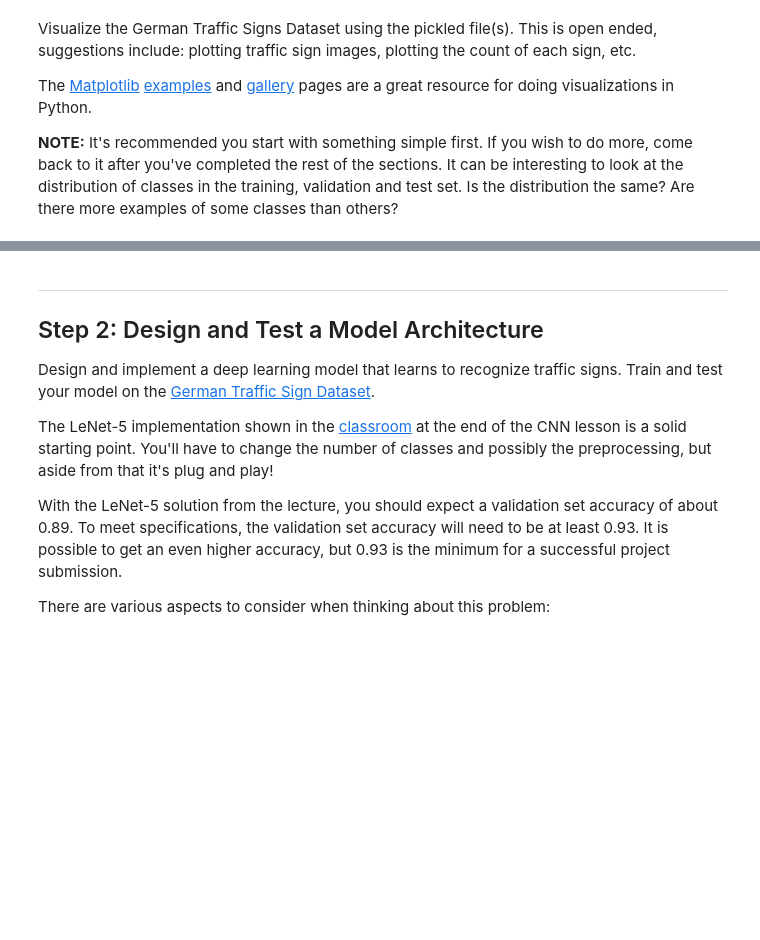
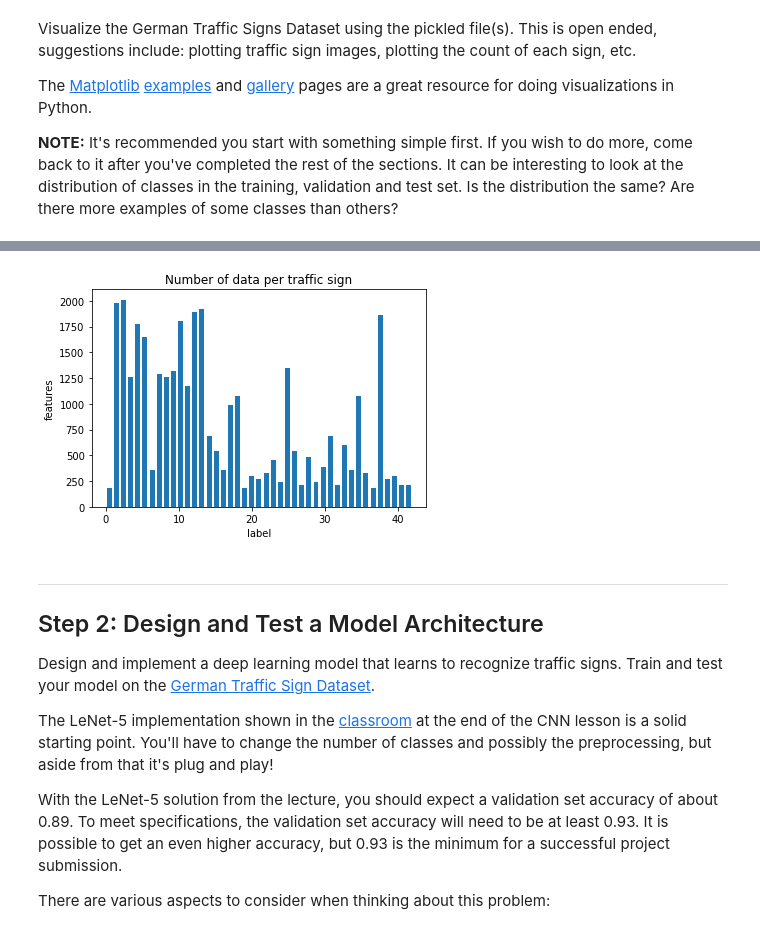
Before and after one commit to dimonge/Traffic-Sign-Classifier, a Jupyter notebook: Traffic_Sign_Classifier.ipynb, the cells around one changed output, grey strips where cells are left out. Drawn from its saved outputs; the diff is of its cells as text; code cells hidden in the pictures; blank space fills up the shorter version.

```diff
--- a/Traffic_Sign_Classifier.ipynb
+++ b/Traffic_Sign_Classifier.ipynb
@@ -54,6 +54,7 @@ Complete the basic data summary below. Use python, numpy and/or pandas methods t
 ### Replace each question mark with the appropriate value.
 ### Use python, pandas or numpy methods rather than hard coding the results
 import random
+import numpy as np
 
 X_train, y_train = train['features'], train['labels']
 X_valid, y_valid = valid['features'], valid['labels']
@@ -72,13 +73,14 @@ n_test = len(X_test)
 image_shape = X_train[random.randint(0, len(X_train))].shape
 
 # TODO: How many unique classes/labels there are in the dataset.
-n_classes = len(y_train)
+n_classes = len(np.unique(y_train))
 
 assert(len(X_train) == len(y_train))
 assert(len(X_valid) == len(y_valid))
 assert(len(X_test) == len(y_test))
 
 print("Number of training examples =", n_train)
+print("Number of validation examples =", n_validation)
 print("Number of testing examples =", n_test)
 print("Image data shape =", image_shape)
 print("Number of classes =", n_classes)
@@ -115,3 +121,15 @@ print(y_train[index])
+# %%
+# Histogram of the label against the features
+hist, bins = np.histogram(y_train, bins=n_classes)
+width = 0.7 * (bins[1] - bins[0])
+center = (bins[:-1] + bins[1:]) / 2
+plt.bar(center, hist, align='center', width=width)
+plt.title('Number of data per traffic sign')
+plt.xlabel('label')
+plt.ylabel('features')
+plt.show()
+# %% [output]
+[figure, added]
 # %% [markdown]
 ----
 
```
Also changed, not shown: parts of 16 cells of this notebook, 1 other file.
